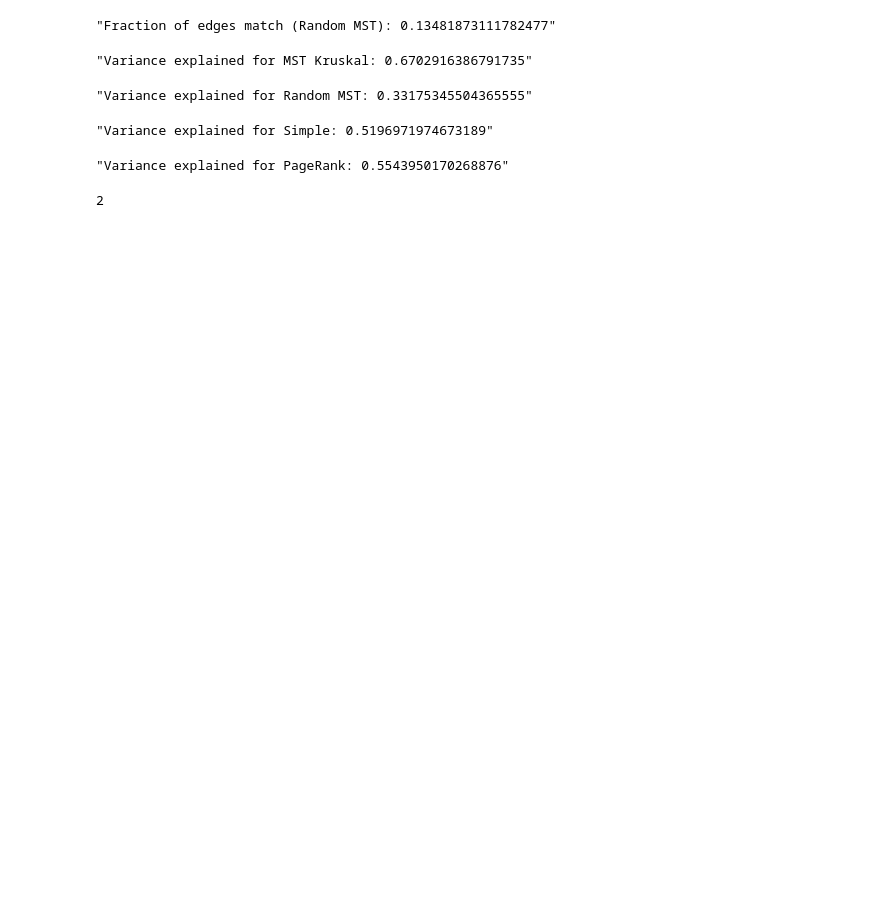
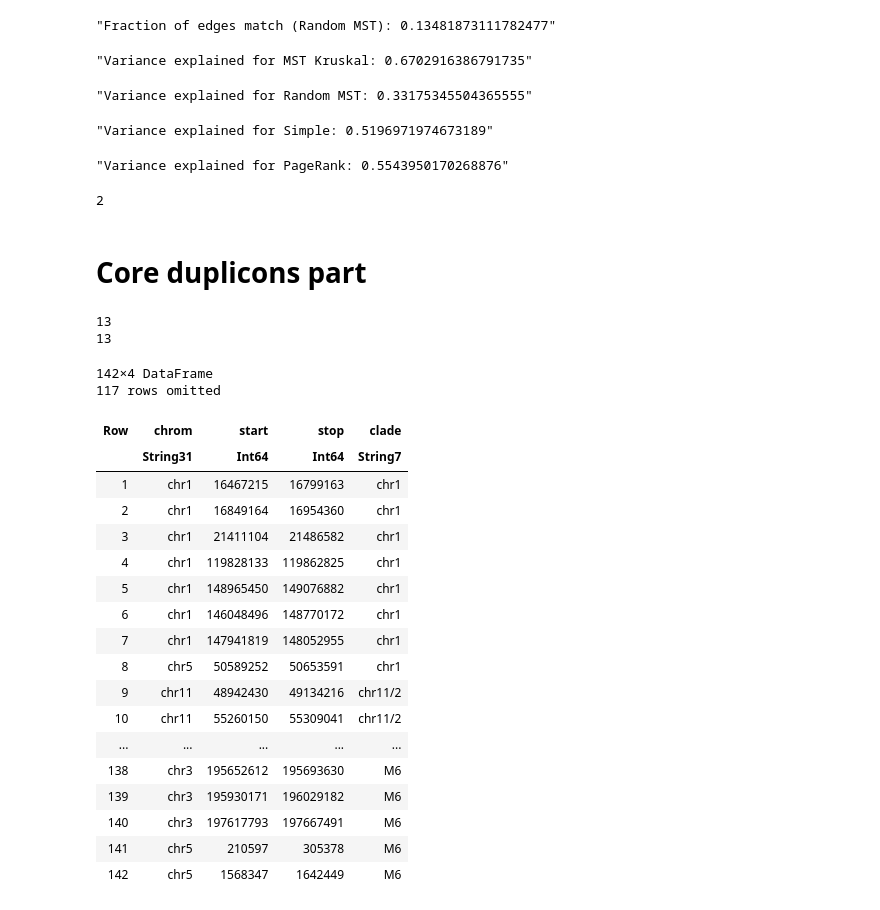
Before and after one commit to abdeldar/SD_network, a Jupyter notebook: SD_jump_models/main_second_4git.ipynb, the cells around one changed output. Drawn from its saved outputs; the diff is of its cells as text; code cells hidden in the pictures; blank space fills up the shorter version.

Commit message:
plus the part about core duplicons

```diff
--- a/SD_jump_models/main_second_4git.ipynb
+++ b/SD_jump_models/main_second_4git.ipynb
@@ -502,3 +531,54 @@ end
 5-3
 # %% [output]
 2
+# %% [markdown]
+# Core duplicons part
+# %%
+# Read the duplicon file
+
+using DataFrames
+using CSV
+
+function load_and_filter_bed(filepath::String, filter_list::Vector{String})
+    column_names = ["chrom", "start", "stop", "smth", "clade"]
+    df = DataFrame(CSV.File(filepath, header=false, delim="\t"))
+    rename!(df, Symbol.(column_names[1:ncol(df)]))
+    filtered_df = filter(row -> row.clade in filter_list, df)
+    return filtered_df
+end
+
+bed_file_path = "../../clades_cores/clades_hg38.bed"
+chromosomes_to_keep = ["chr1", "chr2", "chr7_2", "chr7_3", "chr9_1", "chr9_2", "chr11/2", "chr15",
+    "chr16", "chr17_1", "chr17_2", "M5", "M6"]
+println(length(chromosomes_to_keep))
+
+filt_data = load_and_filter_bed(bed_file_path, chromosomes_to_keep)
+select!(filt_data, Not(:smth))
+
+println(length(unique(filt_data[!, :clade])))
+# %% [output]
+13
+13
+# %%
+filt_data
+# %% [output]
+142×4 DataFrame
+117 rows omitted
+| Row | chrom | start | stop | clade |
+|  | String31 | Int64 | Int64 | String7 |
+| 1 | chr1 | 16467215 | 16799163 | chr1 |
+| 2 | chr1 | 16849164 | 16954360 | chr1 |
+| 3 | chr1 | 21411104 | 21486582 | chr1 |
+| 4 | chr1 | 119828133 | 119862825 | chr1 |
+| 5 | chr1 | 148965450 | 149076882 | chr1 |
+| 6 | chr1 | 146048496 | 148770172 | chr1 |
+| 7 | chr1 | 147941819 | 148052955 | chr1 |
+| 8 | chr5 | 50589252 | 50653591 | chr1 |
+| 9 | chr11 | 48942430 | 49134216 | chr11/2 |
+| 10 | chr11 | 55260150 | 55309041 | chr11/2 |
+| ... | ... | ... | ... | ... |
+| 138 | chr3 | 195652612 | 195693630 | M6 |
+| 139 | chr3 | 195930171 | 196029182 | M6 |
+| 140 | chr3 | 197617793 | 197667491 | M6 |
+| 141 | chr5 | 210597 | 305378 | M6 |
+| 142 | chr5 | 1568347 | 1642449 | M6 |
```
Also changed, not shown: parts of 10 cells of this notebook, 4 other files.
